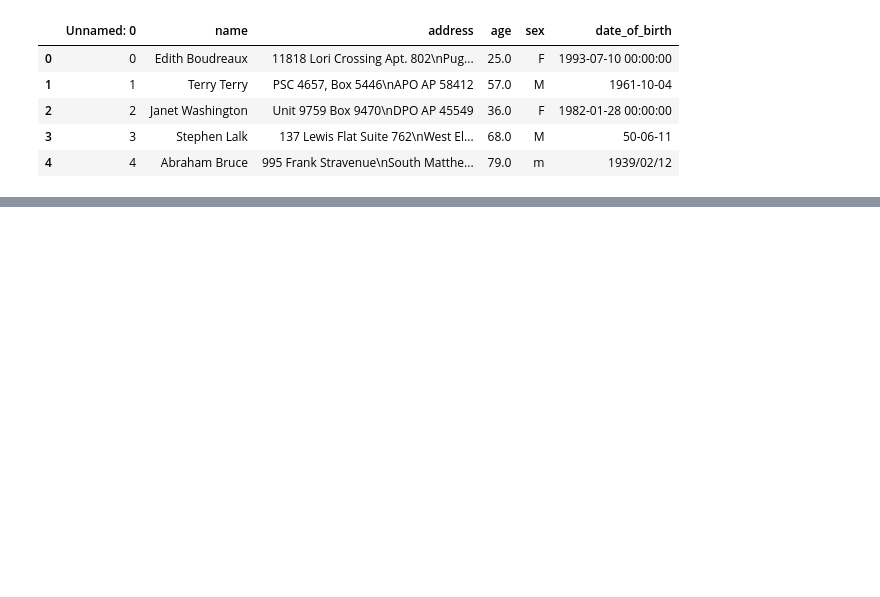
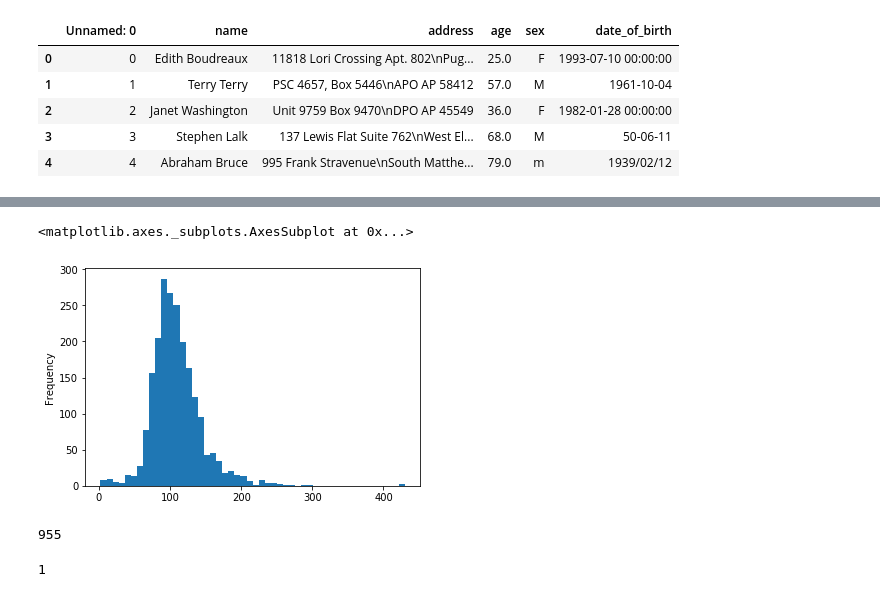
Before and after one commit to vikiival/projekt-iau, a Jupyter notebook: projekt.ipynb, the cells around one changed output, grey strips where cells are left out. Drawn from its saved outputs; the diff is of its cells as text; code cells hidden in the pictures; blank space fills up the shorter version.

```diff
--- a/projekt.ipynb
+++ b/projekt.ipynb
@@ -49,6 +140,9 @@ hodnoty? Ktoré?
 # %%
 import pandas as pd
 import numpy as np
+import matplotlib.pyplot as plt
+import seaborn as sns
 
-data = pd.read_csv('dataset/personal_train.csv')
+pd_personal = pd.read_csv('dataset/personal_train.csv')
+pd_other = pd.read_csv('dataset/other_train.csv')
 # %%
@@ -80,0 +182,15 @@ data.shape[0]
+# %%
+# Frekvencia vyskytu spojiteho atributu , napr. TT4
+pd_other.TT4.plot(kind='hist', bins=50)
+# %% [output]
+<matplotlib.axes._subplots.AxesSubplot at 0x...>
+[figure, added]
+# %%
+# Pocet riadkov obsahujucich aspon 1 prazdny zaznam
+pd_other.shape[0] - pd_other.dropna().shape[0]
+# %% [output]
+955
+# %%
+pd_personal.shape[0] - pd_personal.dropna().shape[0] # Pocet riadkov s nejakym prazdnym zaznamom
+# %% [output]
+1
```
Also changed, not shown: parts of 25 cells of this notebook.
